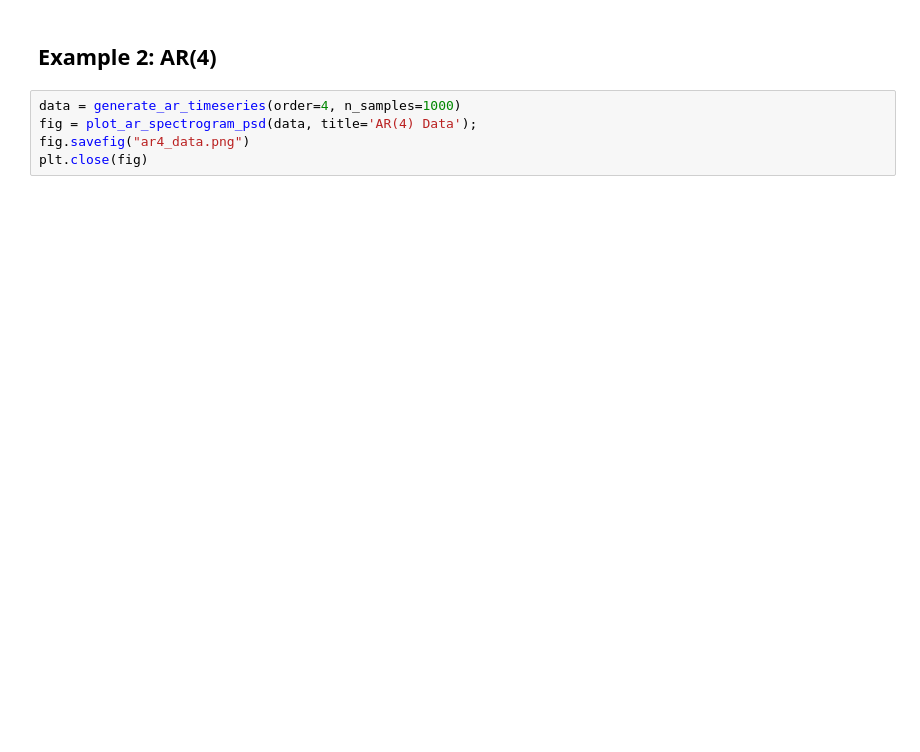
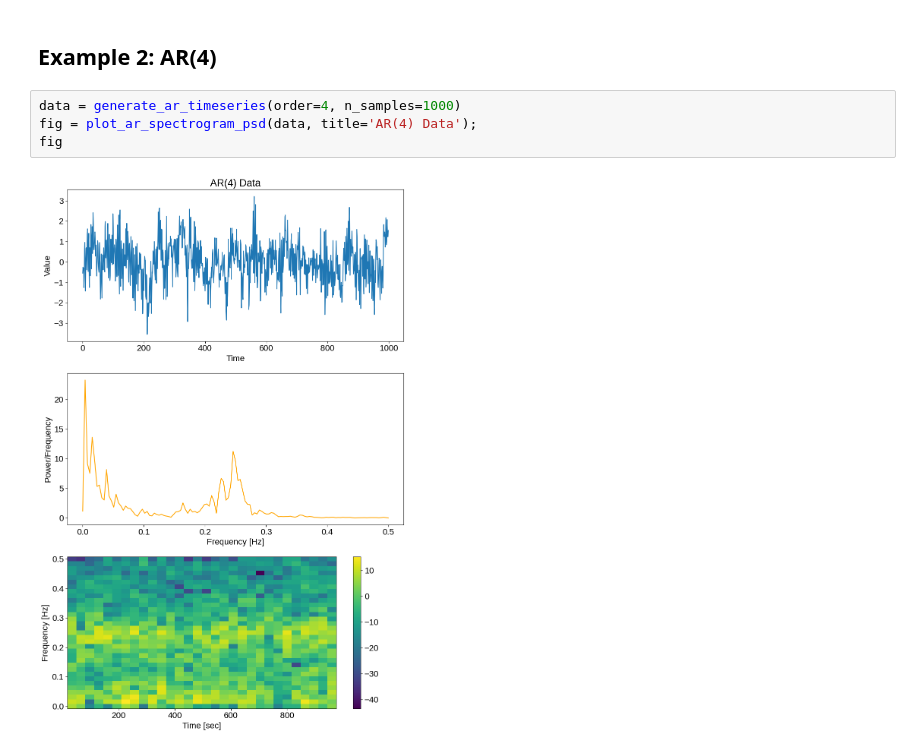
Before and after one commit to avivajpeyi/psline_psd, a Jupyter notebook: docs/examples/example.ipynb, the cells around one changed output. Drawn from its saved outputs; the diff is of its cells as text; blank space fills up the shorter version.

```diff
--- a/docs/examples/example.ipynb
+++ b/docs/examples/example.ipynb
@@ -40,5 +70,6 @@ fig = plot_psd(data, mcmc.psd_quantiles)
 # %%
 data = generate_ar_timeseries(order=4, n_samples=1000)
 fig = plot_ar_spectrogram_psd(data, title='AR(4) Data');
-fig.savefig("ar4_data.png")
-plt.close(fig)
+fig
+# %% [output]
+[figure, added]
```
Also changed, not shown: parts of 18 cells of this notebook, 9 other files.
